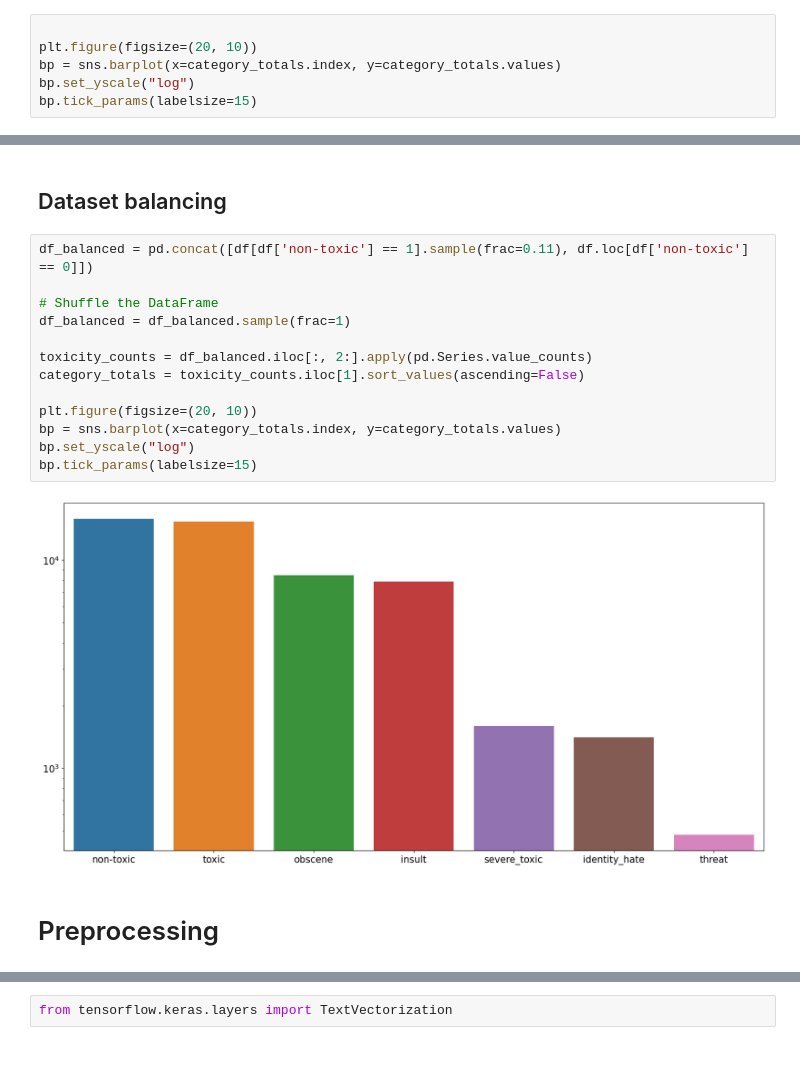
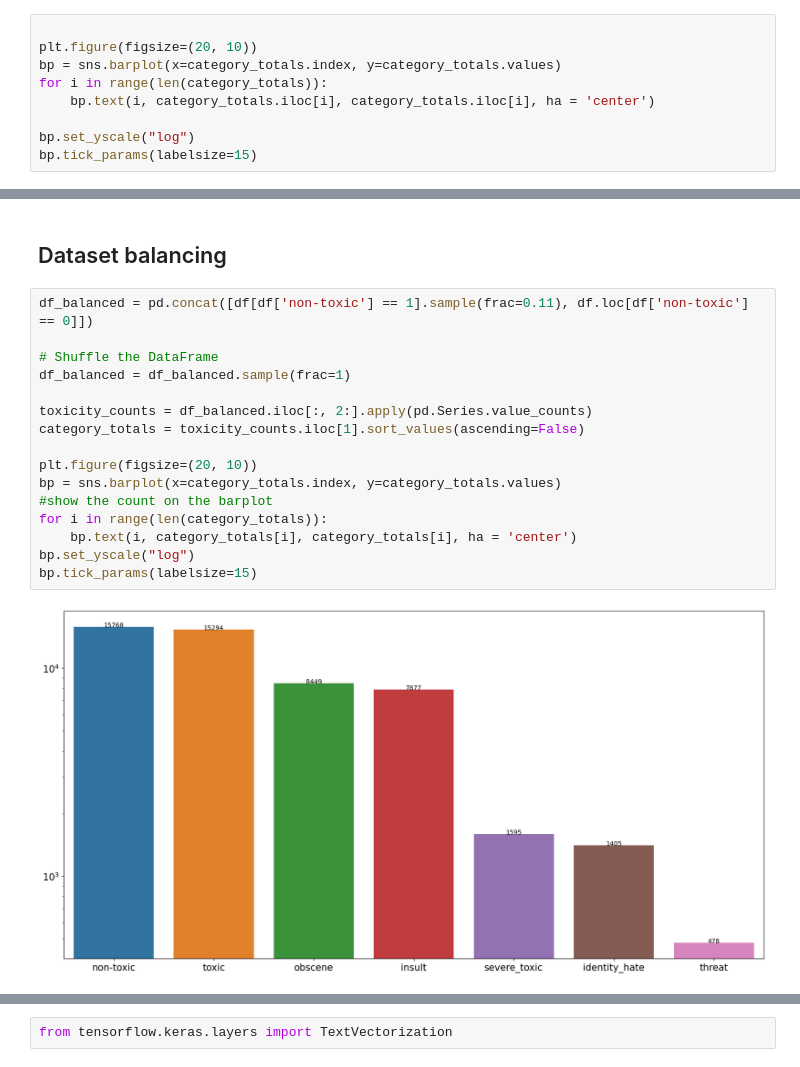
Before and after one commit to I-Amarjeet/ToxicCommentsClassifier, a Jupyter notebook: ToxicCommentClassifier.ipynb, the cells around one changed output, grey strips where cells are left out. Drawn from its saved outputs; the diff is of its cells as text.

```diff
--- a/ToxicCommentClassifier.ipynb
+++ b/ToxicCommentClassifier.ipynb
@@ -71,6 +98,9 @@ sns.heatmap(corr_matrix, annot=True, cmap='coolwarm')
 
 plt.figure(figsize=(20, 10))
 bp = sns.barplot(x=category_totals.index, y=category_totals.values)
+for i in range(len(category_totals)):
+    bp.text(i, category_totals.iloc[i], category_totals.iloc[i], ha = 'center')
+
 bp.set_yscale("log")
 bp.tick_params(labelsize=15)
 # %% [output]
@@ -80,20 +110,21 @@ bp.tick_params(labelsize=15)
 # %%
 df_balanced = pd.concat([df[df['non-toxic'] == 1].sample(frac=0.11), df.loc[df['non-toxic'] == 0]])
 
 # Shuffle the DataFrame
 df_balanced = df_balanced.sample(frac=1)
 
 toxicity_counts = df_balanced.iloc[:, 2:].apply(pd.Series.value_counts)
 category_totals = toxicity_counts.iloc[1].sort_values(ascending=False)
 
 plt.figure(figsize=(20, 10))
 bp = sns.barplot(x=category_totals.index, y=category_totals.values)
+#show the count on the barplot
+for i in range(len(category_totals)):
+    bp.text(i, category_totals[i], category_totals[i], ha = 'center')
 bp.set_yscale("log")
 bp.tick_params(labelsize=15)
 # %% [output]
-[figure, old version]
+[figure, new version]
-# %% [markdown]
-# Preprocessing
 # %%
 import spacy
 from spacy.lang.en.stop_words import STOP_WORDS
```
Also changed, not shown: parts of 30 cells of this notebook, 4 other files.
